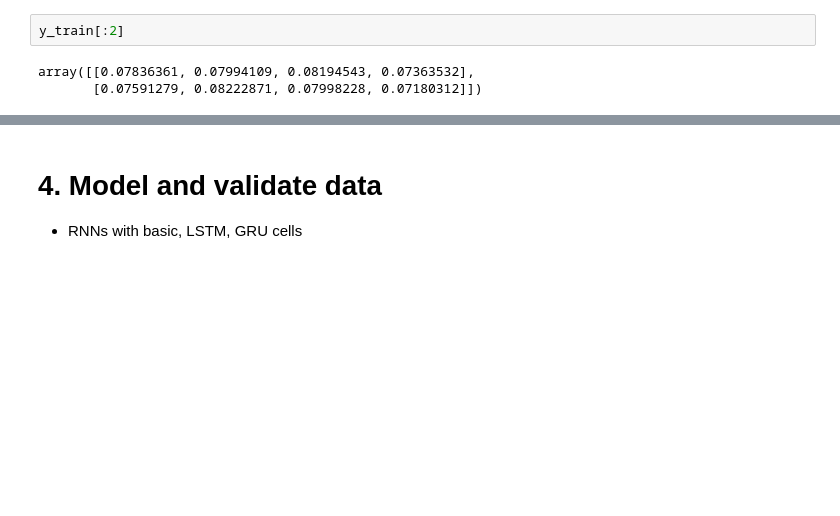
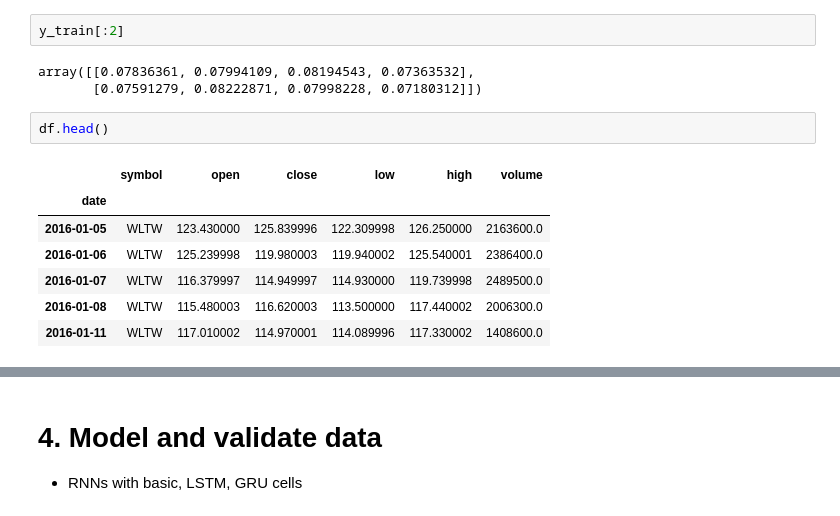
Before and after one commit to rubicon1990/priceprediction, a Jupyter notebook: notebook/ny-stock-price-prediction-rnn-lstm-gru.ipynb, the cells around one changed output, grey strips where cells are left out. Cells and saved outputs as stored; diff of their text form; blank space fills up the shorter version.

```diff
--- a/notebook/ny-stock-price-prediction-rnn-lstm-gru.ipynb
+++ b/notebook/ny-stock-price-prediction-rnn-lstm-gru.ipynb
@@ -278,3 +278,13 @@ y_train[:2]
 # %% [output]
 array([[0.07836361, 0.07994109, 0.08194543, 0.07363532],
        [0.07591279, 0.08222871, 0.07998228, 0.07180312]])
+# %%
+df.head()
+# %% [output]
+|  | symbol | open | close | low | high | volume |
+| date |  |  |  |  |  |  |
+| 2016-01-05 | WLTW | 123.430000 | 125.839996 | 122.309998 | 126.250000 | 2163600.0 |
+| 2016-01-06 | WLTW | 125.239998 | 119.980003 | 119.940002 | 125.540001 | 2386400.0 |
+| 2016-01-07 | WLTW | 116.379997 | 114.949997 | 114.930000 | 119.739998 | 2489500.0 |
+| 2016-01-08 | WLTW | 115.480003 | 116.620003 | 113.500000 | 117.440002 | 2006300.0 |
+| 2016-01-11 | WLTW | 117.010002 | 114.970001 | 114.089996 | 117.330002 | 1408600.0 |
```
Also changed, not shown: parts of 6 cells of this notebook, 3 other files.
